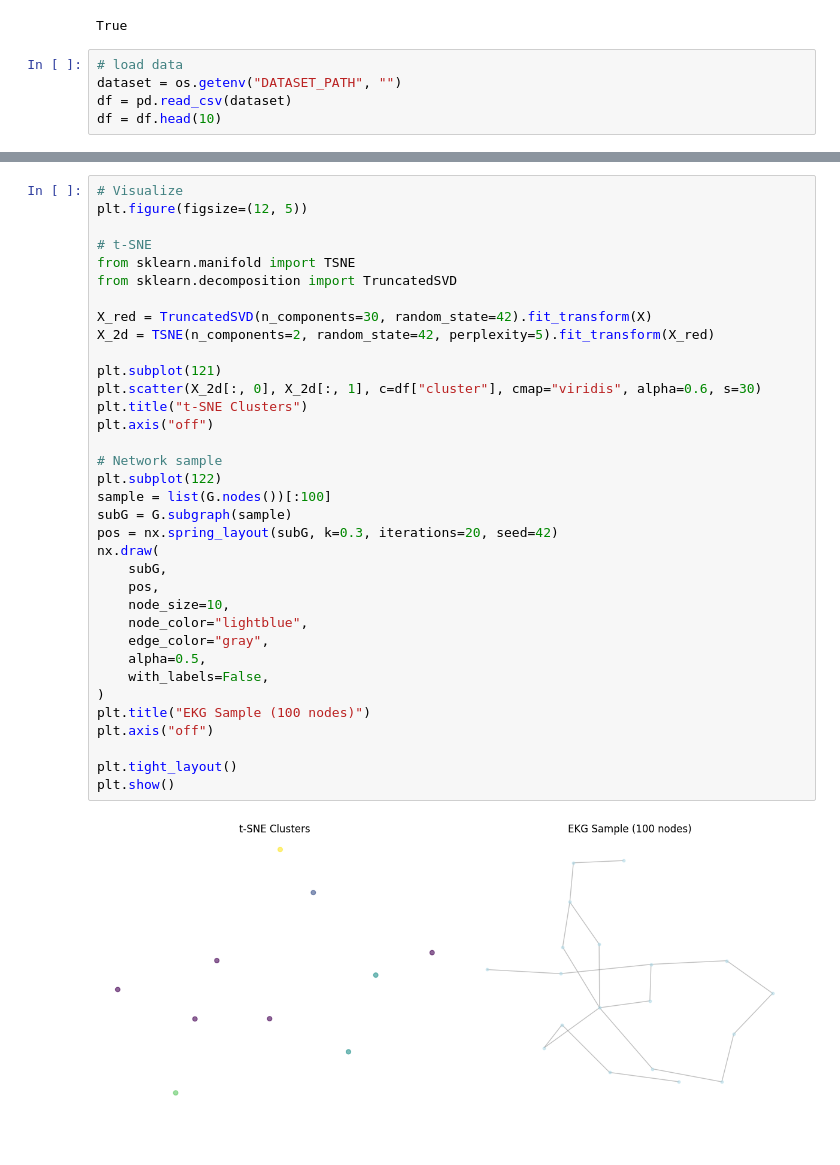
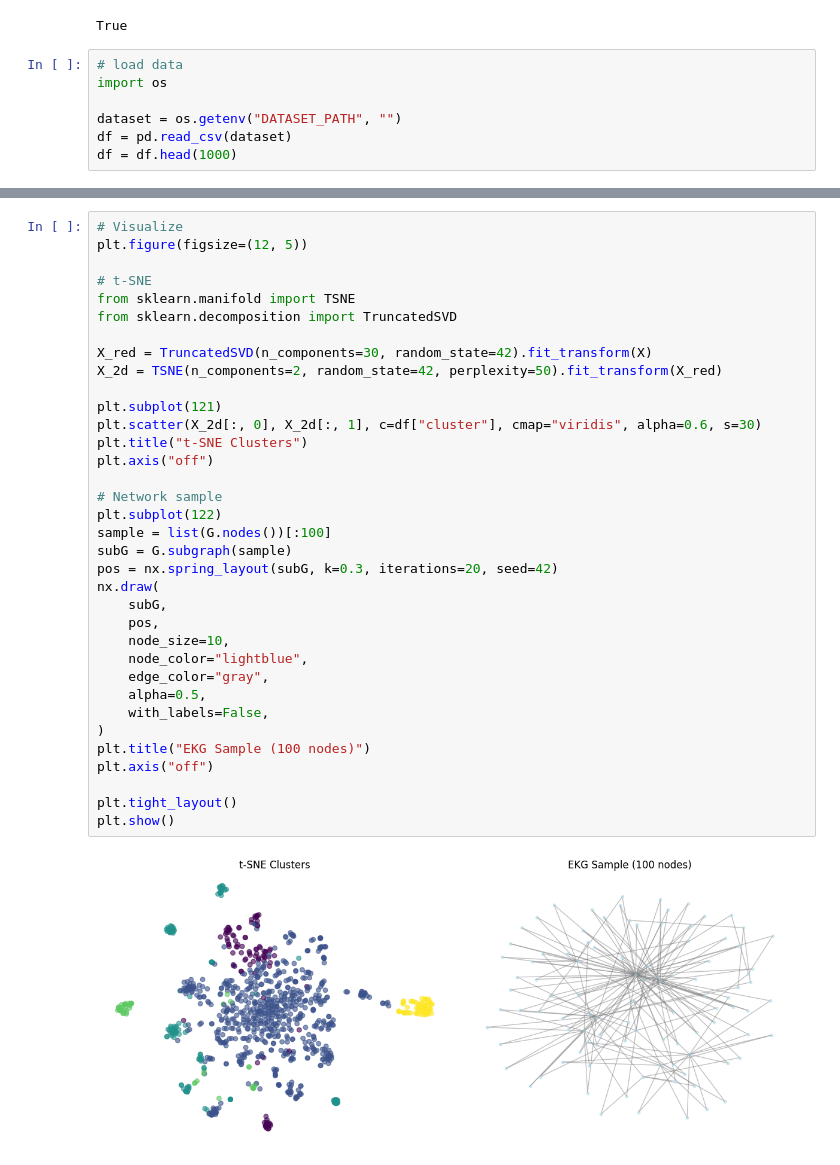
Before and after one commit to ZikGitHub/STIColabNotebooks, a Jupyter notebook: ServiceTickets_coded.ipynb, the cells around one changed output, grey strips where cells are left out. Saved outputs shown, nothing was run; the diff lists cells and outputs as text.

```diff
--- a/ServiceTickets_coded.ipynb
+++ b/ServiceTickets_coded.ipynb
@@ -20,8 +20,10 @@ load_dotenv()
 True
 # %%
 # load data
+import os
+
 dataset = os.getenv("DATASET_PATH", "")
 df = pd.read_csv(dataset)
-df = df.head(10)
+df = df.head(1000)
 # %%
 # vectorize
@@ -62,32 +70,32 @@ plt.figure(figsize=(12, 5))
 from sklearn.manifold import TSNE
 from sklearn.decomposition import TruncatedSVD
 
 X_red = TruncatedSVD(n_components=30, random_state=42).fit_transform(X)
-X_2d = TSNE(n_components=2, random_state=42, perplexity=5).fit_transform(X_red)
+X_2d = TSNE(n_components=2, random_state=42, perplexity=50).fit_transform(X_red)
 
 plt.subplot(121)
 plt.scatter(X_2d[:, 0], X_2d[:, 1], c=df["cluster"], cmap="viridis", alpha=0.6, s=30)
 plt.title("t-SNE Clusters")
 plt.axis("off")
 
 # Network sample
 plt.subplot(122)
 sample = list(G.nodes())[:100]
 subG = G.subgraph(sample)
 pos = nx.spring_layout(subG, k=0.3, iterations=20, seed=42)
 nx.draw(
     subG,
     pos,
     node_size=10,
     node_color="lightblue",
     edge_color="gray",
     alpha=0.5,
     with_labels=False,
 )
 plt.title("EKG Sample (100 nodes)")
 plt.axis("off")
 
 plt.tight_layout()
 plt.show()
 # %% [output]
-[figure, old version]
+[figure, new version]
```
Also changed, not shown: parts of 3 cells of this notebook.
